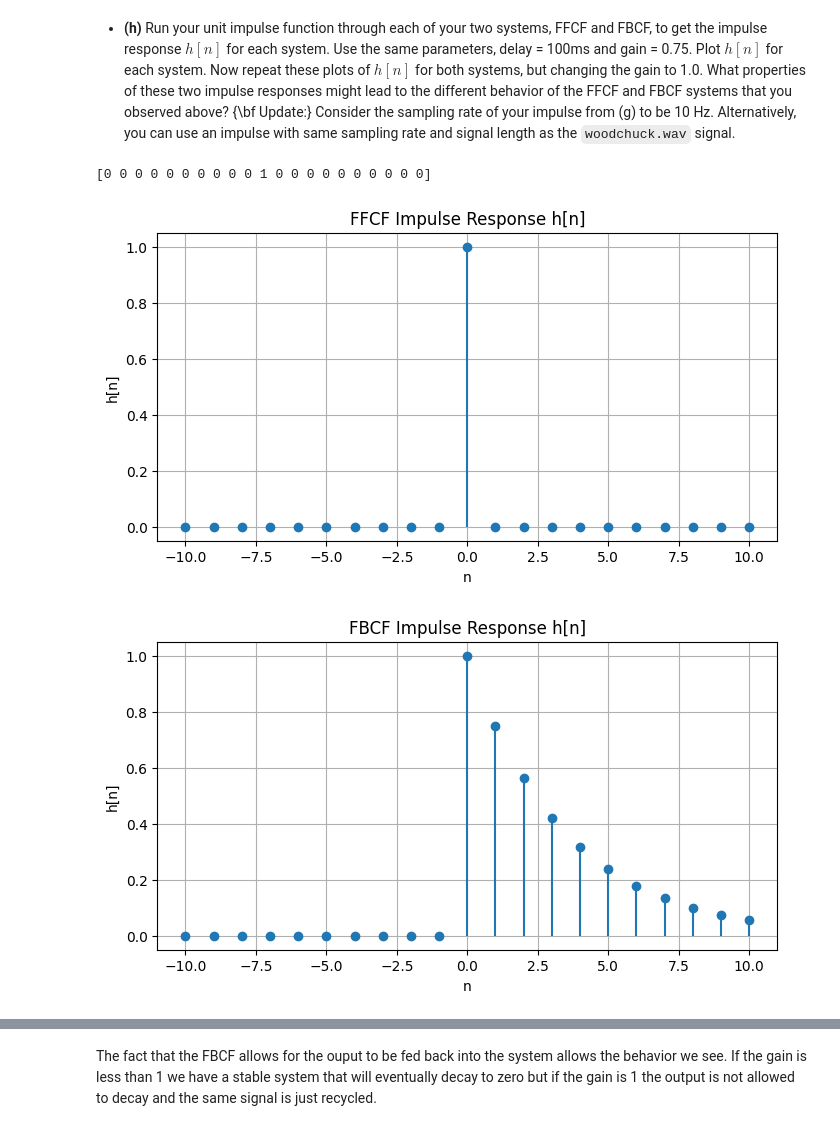
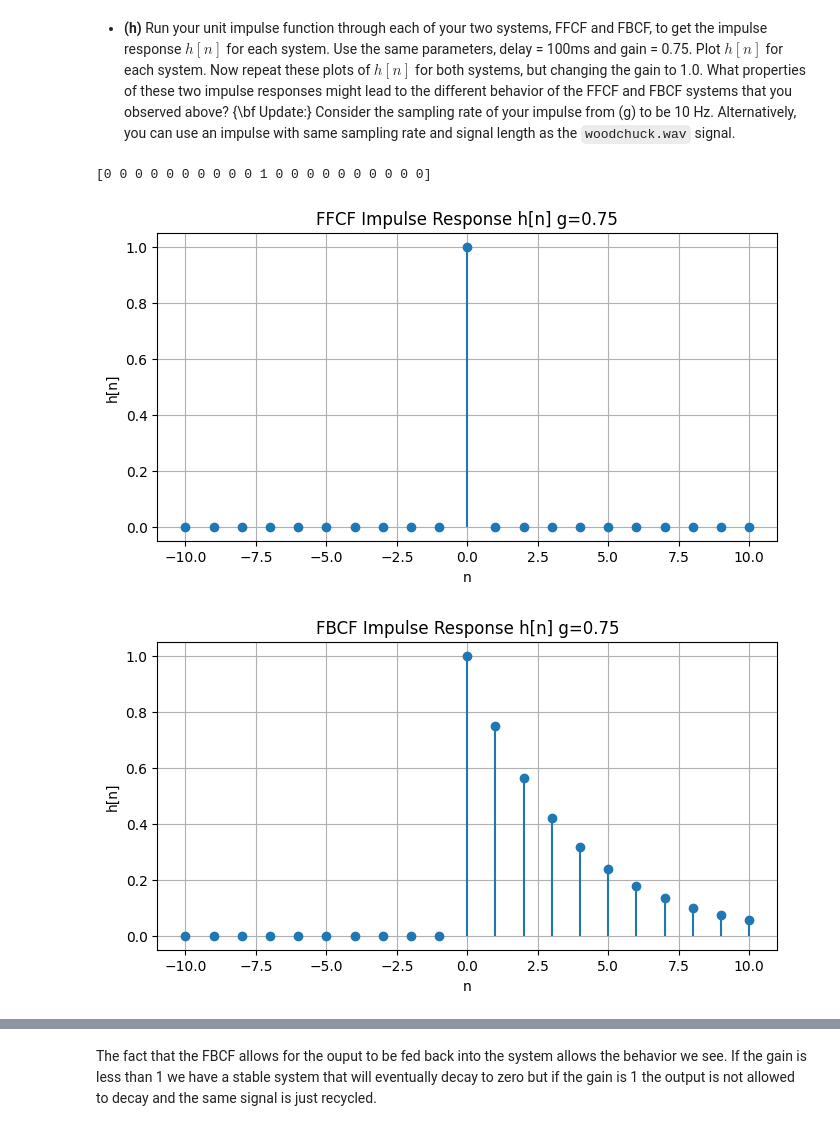
Before and after one commit to nicksignal/DSP-Fall-2025, a Jupyter notebook: XZT6ZR_ECE6750_HW1.ipynb, the cells around one changed output, grey strips where cells are left out. Cells and saved outputs as stored; diff of their text form; code cells hidden in the pictures.

```diff
--- a/XZT6ZR_ECE6750_HW1.ipynb
+++ b/XZT6ZR_ECE6750_HW1.ipynb
@@ -360,27 +360,27 @@ plt.show()
 # %%
 impulse_delay = int(10*0.1)
 
-FFCF_impulse_response = feedforward_comb(delta, impulse_delay, 0.75)
-print(FFCF_impulse_response)
-FBCF_impulse_response = feedback_comb(delta, impulse_delay, 0.75)
+FFCF_impulse_response_75 = feedforward_comb(delta, impulse_delay, 0.75)
+print(FFCF_impulse_response_75)
+FBCF_impulse_response_75 = feedback_comb(delta, impulse_delay, 0.75)
 
 plt.figure(figsize=(8,4))
-plt.stem(n, FFCF_impulse_response, basefmt=" ")
+plt.stem(n, FFCF_impulse_response_75, basefmt=" ")
 plt.xlabel("n")
 plt.ylabel("h[n]")
-plt.title("FFCF Impulse Response h[n]")
+plt.title("FFCF Impulse Response h[n] g=0.75")
 plt.grid(True)
 plt.show()
 
 plt.figure(figsize=(8,4))
-plt.stem(n, FBCF_impulse_response, basefmt=" ")
+plt.stem(n, FBCF_impulse_response_75, basefmt=" ")
 plt.xlabel("n")
 plt.ylabel("h[n]")
-plt.title("FBCF Impulse Response h[n]")
+plt.title("FBCF Impulse Response h[n] g=0.75")
 plt.grid(True)
 plt.show()
 # %% [output]
 [0 0 0 0 0 0 0 0 0 0 1 0 0 0 0 0 0 0 0 0 0]
-[figure, old version]
+[figure, new version]
-[figure, old version]
+[figure, new version]
 # %%
```
Also changed, not shown: parts of 6 cells of this notebook.
